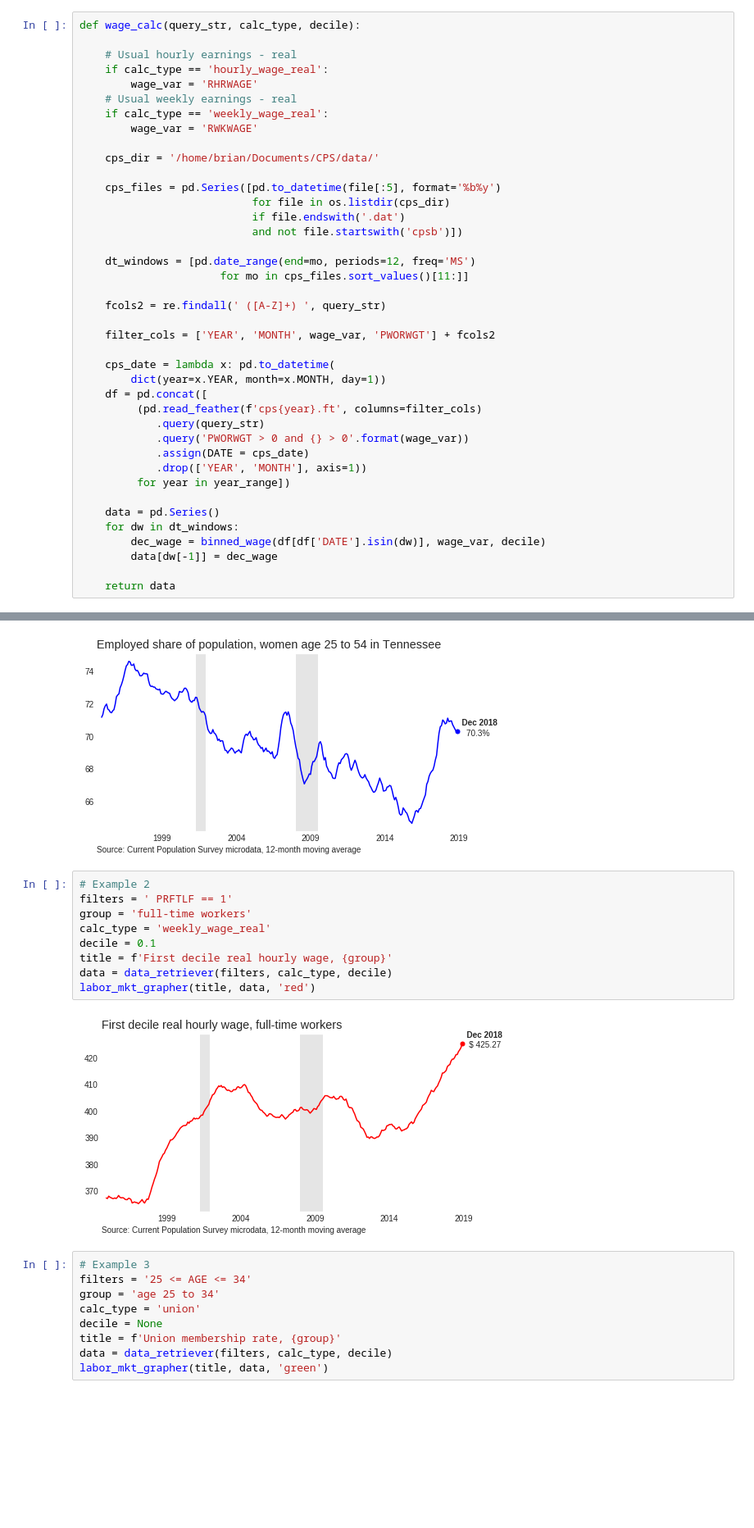
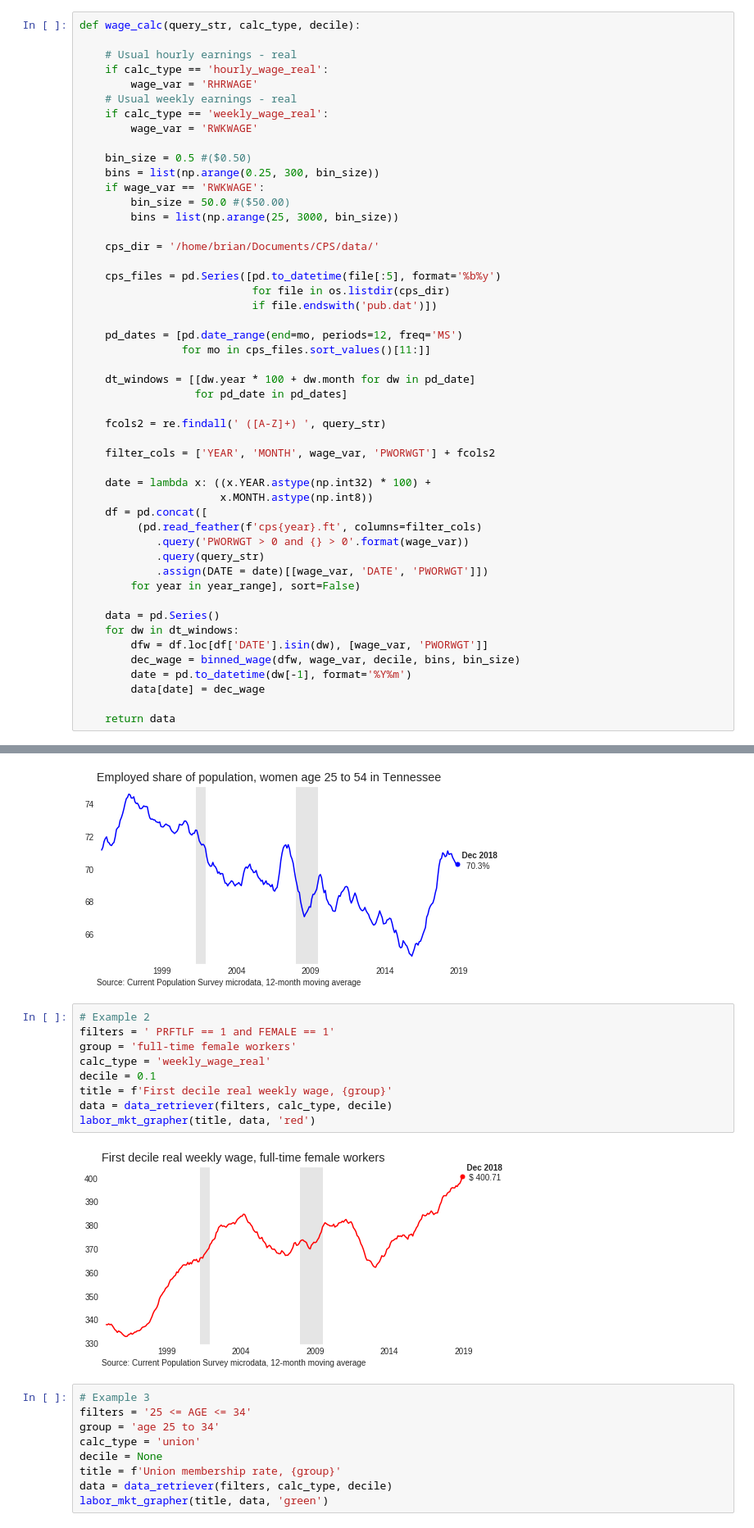
Before and after one commit to bdecon/econ_data, a Jupyter notebook: bd_CPS/bd_CPS_grapher.ipynb, the cells around one changed output, grey strips where cells are left out. Shown: that part at 82% size. Saved outputs shown, nothing was run; the diff lists cells and outputs as text; blank space fills up the shorter version.

Commit message:
Updated bd CPS wage grapher

```diff
--- a/bd_CPS/bd_CPS_grapher.ipynb
+++ b/bd_CPS/bd_CPS_grapher.ipynb
@@ -185,34 +194,43 @@ def wage_calc(query_str, calc_type, decile):
     if calc_type == 'weekly_wage_real':
         wage_var = 'RWKWAGE'
 
+    bin_size = 0.5 #($0.50)
+    bins = list(np.arange(0.25, 300, bin_size))
+    if wage_var == 'RWKWAGE':
+        bin_size = 50.0 #($50.00)
+        bins = list(np.arange(25, 3000, bin_size))
+
     cps_dir = '/home/brian/Documents/CPS/data/'
 
     cps_files = pd.Series([pd.to_datetime(file[:5], format='%b%y')
                            for file in os.listdir(cps_dir)
-                           if file.endswith('.dat')
-                           and not file.startswith('cpsb')])
+                           if file.endswith('pub.dat')])
 
-    dt_windows = [pd.date_range(end=mo, periods=12, freq='MS')
-                      for mo in cps_files.sort_values()[11:]]
+    pd_dates = [pd.date_range(end=mo, periods=12, freq='MS')
+                for mo in cps_files.sort_values()[11:]]
+
+    dt_windows = [[dw.year * 100 + dw.month for dw in pd_date]
+                  for pd_date in pd_dates]
 
     fcols2 = re.findall(' ([A-Z]+) ', query_str)
 
     filter_cols = ['YEAR', 'MONTH', wage_var, 'PWORWGT'] + fcols2
 
-    cps_date = lambda x: pd.to_datetime(
-        dict(year=x.YEAR, month=x.MONTH, day=1))
+    date = lambda x: ((x.YEAR.astype(np.int32) * 100) +
+                      x.MONTH.astype(np.int8))
     df = pd.concat([
          (pd.read_feather(f'cps{year}.ft', columns=filter_cols)
+            .query('PWORWGT > 0 and {} > 0'.format(wage_var))
             .query(query_str)
-            .query('PWORWGT > 0 and {} > 0'.format(wage_var))
-            .assign(DATE = cps_date)
-            .drop(['YEAR', 'MONTH'], axis=1))
-         for year in year_range])
+            .assign(DATE = date)[[wage_var, 'DATE', 'PWORWGT']])
+        for year in year_range], sort=False)
 
     data = pd.Series()
     for dw in dt_windows:
-        dec_wage = binned_wage(df[df['DATE'].isin(dw)], wage_var, decile)
-        data[dw[-1]] = dec_wage
+        dfw = df.loc[df['DATE'].isin(dw), [wage_var, 'PWORWGT']]
+        dec_wage = binned_wage(dfw, wage_var, decile, bins, bin_size)
+        date = pd.to_datetime(dw[-1], format='%Y%m')
+        data[date] = dec_wage
 
     return data
 # %%
@@ -310,15 +328,15 @@ labor_mkt_grapher(title, data, 'blue')
 [figure]
 # %%
 # Example 2
-filters = ' PRFTLF == 1'
-group = 'full-time workers'
+filters = ' PRFTLF == 1 and FEMALE == 1'
+group = 'full-time female workers'
 calc_type = 'weekly_wage_real'
 decile = 0.1
-title = f'First decile real hourly wage, {group}'
+title = f'First decile real weekly wage, {group}'
 data = data_retriever(filters, calc_type, decile)
 labor_mkt_grapher(title, data, 'red')
 # %% [output]
-[figure, old version]
+[figure, new version]
 # %%
 # Example 3
 filters = '25 <= AGE <= 34'
```
Also changed, not shown: parts of 3 cells of this notebook, 1 other file.
